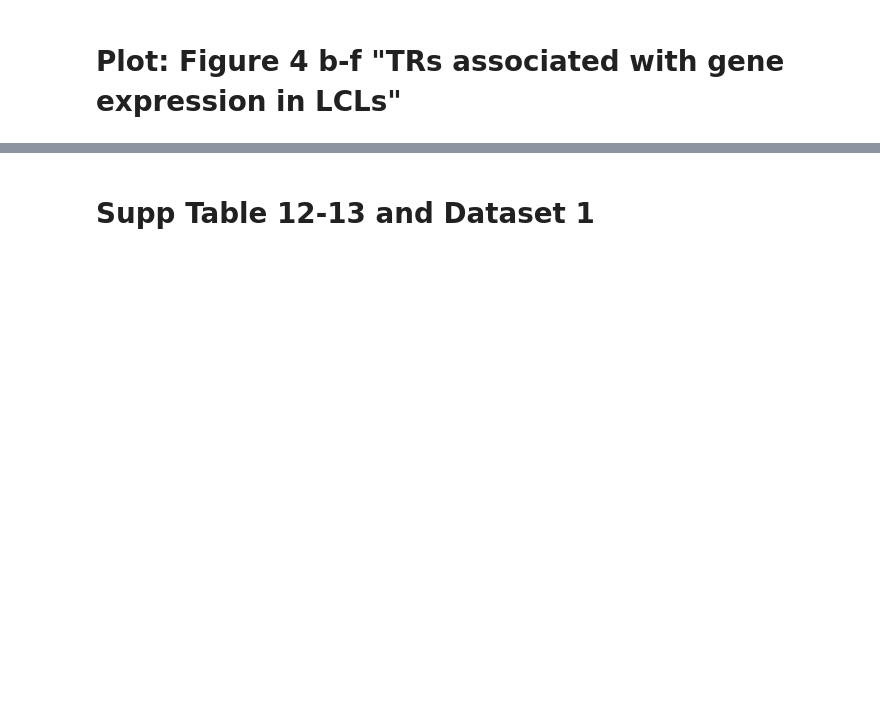
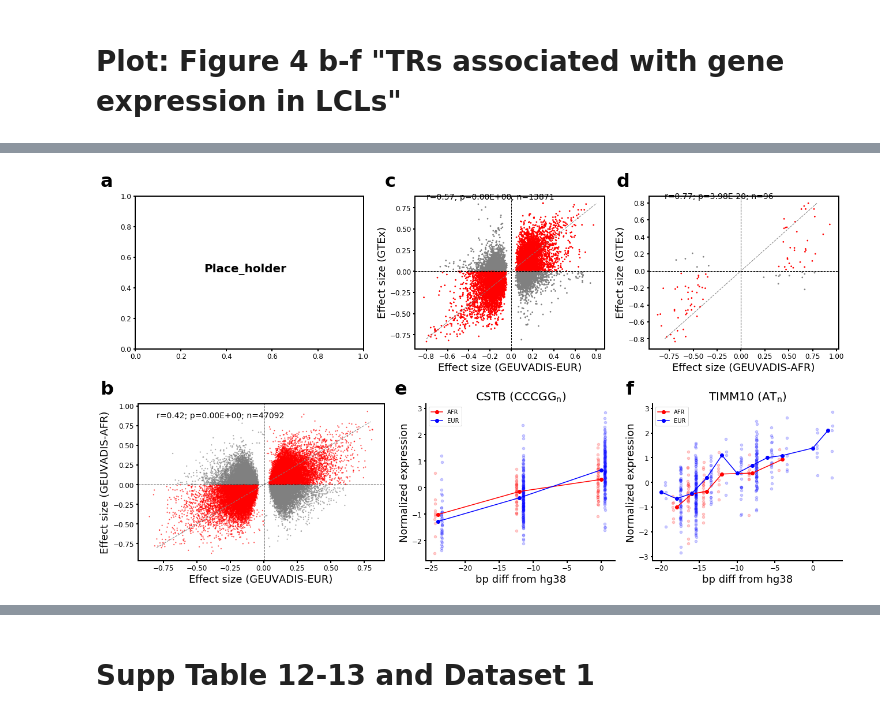
Before and after one commit to gymreklab/1000Genomes-TR-Analysis, a Jupyter notebook: figure-notebooks-round2/Figure4-TRsAssociatedWithGeneExpressionInLCLs.ipynb, the cells around one changed output, grey strips where cells are left out. Drawn from its saved outputs; the diff is of its cells as text; code cells hidden in the pictures; blank space fills up the shorter version.

Commit message:
updating figure 4 notebook

```diff
--- a/figure-notebooks-round2/Figure4-TRsAssociatedWithGeneExpressionInLCLs.ipynb
+++ b/figure-notebooks-round2/Figure4-TRsAssociatedWithGeneExpressionInLCLs.ipynb
@@ -61 +146,5 @@ Populating the interactive namespace from numpy and matplotlib
+# %%
+###### Merge AFR/EUR for comparison and supp dataset#######
+cols = ["chrom","start","gene_name","ens_gene","sample_n","p_values","slope","error","geuvadis.TRlevel.padj","best.str","sig.genelevel","best.genelevel.p.adj"]
+all_geuvadis = pd.merge(eur_fdr[cols], afr_fdr[cols], on=["chrom","start","gene_name","ens_gene"], suffixes=("_EUR", "_AFR"), how="outer")
 # %% [markdown]
@@ -498,0 +336,94 @@ fig.savefig(os.path.join(PLOTDIR, "Figure4b-fTRsAssociatedWithGeneExpressionInLC
+# %%
+##### Set up figure and format axes #####
+parameters = {'axes.labelsize': 18,
+              'xtick.labelsize': 12,
+              'ytick.labelsize': 12}
+plt.rcParams.update(parameters)
+
+fig = plt.figure(constrained_layout=True)
+fig.set_size_inches((18, 10))
+gs = GridSpec(2, 3,width_ratios=[1.2,1,1], figure=fig)
+gs0 = GridSpecFromSubplotSpec(1, 3, width_ratios=[1.3,1,1], subplot_spec=gs[1,:])
+
+ax1 = fig.add_subplot(gs[0,0])
+ax2 = fig.add_subplot(gs[0,1])
+ax3 = fig.add_subplot(gs[0,2])
+ax4 = fig.add_subplot(gs0[0,0])
+ax5 = fig.add_subplot(gs0[0,1])
+ax6 = fig.add_subplot(gs0[0,2])
+
+sub_lenged=['a','c','d','b','e','f']
+
+def GetColor(x, col1="slope_EUR", col2="slope_AFR"):
+    if np.sign(x[col1])==np.sign(x[col2]):
+        return "red"
+    else: return "gray"
+
+def format_axes(fig):
+    for i, ax in enumerate(fig.axes):
+        if i==0:
+            ax.text(0.3, 0.5, "Place_holder", transform=ax.transAxes,
+                    size=20, fontweight="bold", family="sans-serif")
+        #add f
+        if i<6:
+            labtext = sub_lenged[i]
+            ax.text(-0.1, 1.15, labtext, transform=ax.transAxes,
+                         size=32, fontweight="bold", family="sans-serif",
+                        va="top", ha="right")
+            ax.tick_params(width=2)
+            for axis in ['top','bottom','left','right']:
+                ax.spines[axis].set_linewidth(2)
+
+##### Figure 4b - EUR vs. AFR #####
+# Only compare ones that were significant in at least EUR or ARF
+fig4b_pltdata = all_geuvadis[((all_geuvadis["geuvadis.TRlevel.padj_EUR"]<FDRTHRESH) | (all_geuvadis["geuvadis.TRlevel.padj_AFR"]<FDRTHRESH)) &
+                    (~np.isnan(all_geuvadis["slope_EUR"]) & ~np.isnan(all_geuvadis["slope_AFR"]))]
+
+ax4.scatter(fig4b_pltdata["slope_EUR"], fig4b_pltdata["slope_AFR"],
+            color=fig4b_pltdata.apply(GetColor, 1), s=2, alpha=0.5);
+ax4.axvline(x=0, linestyle="dashed", color="black", linewidth=1)
+ax4.axhline(y=0, linestyle="dashed", color="black", linewidth=1)
+ax4.plot([-0.8, 0.8], [-0.8, 0.8], linestyle="dashed", color="gray", linewidth=1)
+cor, p = scipy.stats.pearsonr(fig4b_pltdata["slope_EUR"], fig4b_pltdata["slope_AFR"])
+n=fig4b_pltdata.shape[0]
+ax4.text(-0.85, 0.85, "r=%.2f; p=%.2E; n=%s"%(cor, p, n), fontsize=14)
+ax4.set_xlabel("Effect size (GEUVADIS-EUR)")
+ax4.set_ylabel("Effect size (GEUVADIS-AFR)")
+
+##### Figure 4c - gtex vs. Geuvadis (EUR) #####
+t = "Cells-Transformedfibroblasts"
+eur_merged = MergeGTExGeuvadis(gtex[t], eur_fdr)
+afr_merged = MergeGTExGeuvadis(gtex[t], afr_fdr)
+
+ax2.scatter(eur_merged["slope"], eur_merged["linreg.beta"], s=3,
+           color=eur_merged.apply(lambda x: GetColor(x, col1="slope", col2="linreg.beta"), 1))
+ax2.axvline(x=0, linestyle="dashed", color="black", linewidth=1)
+ax2.axhline(y=0, linestyle="dashed", color="black", linewidth=1)
+ax2.plot([-0.8, 0.8], [-0.8, 0.8], linestyle="dashed", color="gray", linewidth=1)
+cor, p = scipy.stats.pearsonr(eur_merged["slope"], eur_merged["linreg.beta"])
+n=eur_merged.shape[0]
+ax2.text(-0.8, 0.75, "r=%.2f; p=%.2E; n=%s"%(cor, p, n), fontsize=14)
+ax2.set_xlabel("Effect size (GEUVADIS-EUR)")
+ax2.set_ylabel("Effect size (GTEx)")
+
+##### Figure 4d - gtex vs. Geuvadis (AFR) #####
+ax3.scatter(afr_merged["slope"], afr_merged["linreg.beta"], s=3,
+           color=afr_merged.apply(lambda x: GetColor(x, col1="slope", col2="linreg.beta"), 1))
+ax3.axvline(x=0, linestyle="dashed", color="black", linewidth=1)
+ax3.axhline(y=0, linestyle="dashed", color="black", linewidth=1)
+ax3.plot([-0.8, 0.8], [-0.8, 0.8], linestyle="dashed", color="gray", linewidth=1)
+cor, p = scipy.stats.pearsonr(afr_merged["slope"], afr_merged["linreg.beta"])
+n=afr_merged.shape[0]
+ax3.text(-0.8, 0.75, "r=%.2f; p=%.2E; n=%s"%(cor, p, n), fontsize=14)
+ax3.set_xlabel("Effect size (GEUVADIS-AFR)")
+ax3.set_ylabel("Effect size (GTEx)")
+
+##### Figure 4e-f examples #####
+plot_eTR('chr21_43776443-ENSG00000160213.5',ax5,'CCCGG$_\mathrm{n}$','CSTB')
+plot_eTR('chr11_57528484-ENSG00000134809.4',ax6,'AT$_\mathrm{n}$','TIMM10')
+
+##### add titles and formating #####
+format_axes(fig)
+fig.savefig(os.path.join(PLOTDIR, "Figure4.pdf"))
+# %% [output]
+[figure, added]
```
Also changed, not shown: parts of 25 cells of this notebook, 3 other files.
